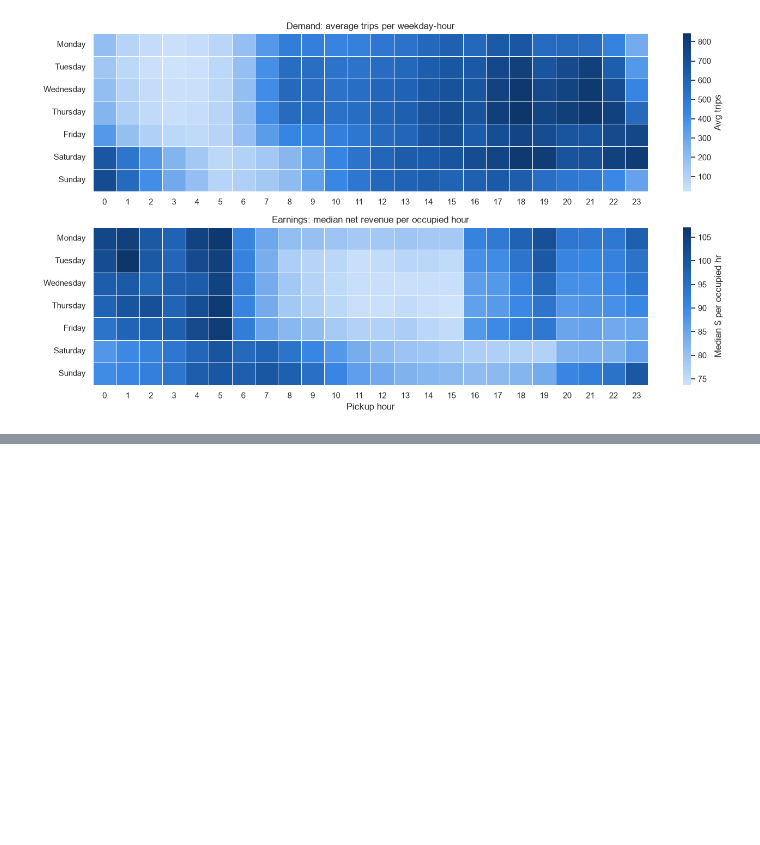
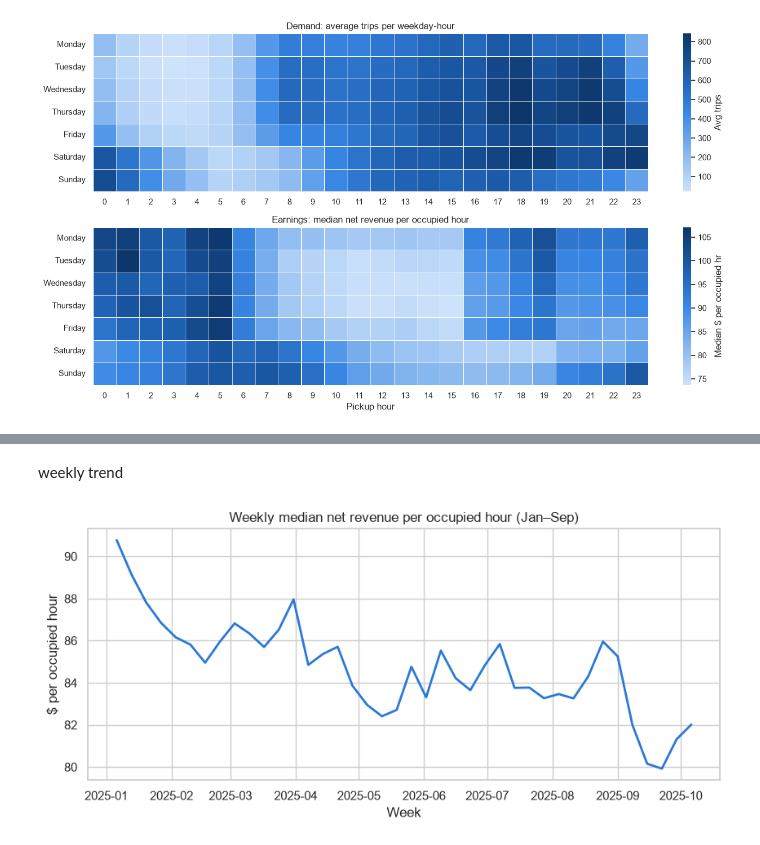
Before and after one commit to VicenteAlfonsoB/nyc-taxi-fleet-optimization, a Jupyter notebook: notebooks/02_fleet_optimization.ipynb, the cells around one changed output, grey strips where cells are left out. Cells and saved outputs as stored; diff of their text form; code cells hidden in the pictures; blank space fills up the shorter version.

```diff
--- a/notebooks/02_fleet_optimization.ipynb
+++ b/notebooks/02_fleet_optimization.ipynb
@@ -300,0 +391,13 @@ plt.show()
+# %% [markdown]
+weekly trend
+# %%
+weekly = eda.set_index("pickup_date")["net_revenue_per_hour"].resample("W-MON").median()
+
+fig, ax = plt.subplots(figsize=(10, 4))
+ax.plot(weekly.index, weekly.values, color=BLUE, linewidth=2)
+ax.set(title="Weekly median net revenue per occupied hour (Jan–Sep)",
+       xlabel="Week", ylabel="$ per occupied hour")
+save_fig(fig, "eda_weekly_trend")
+plt.show()
+# %% [output]
+[figure, added]
```
Also changed, not shown: parts of 7 cells of this notebook, 3 other files.
